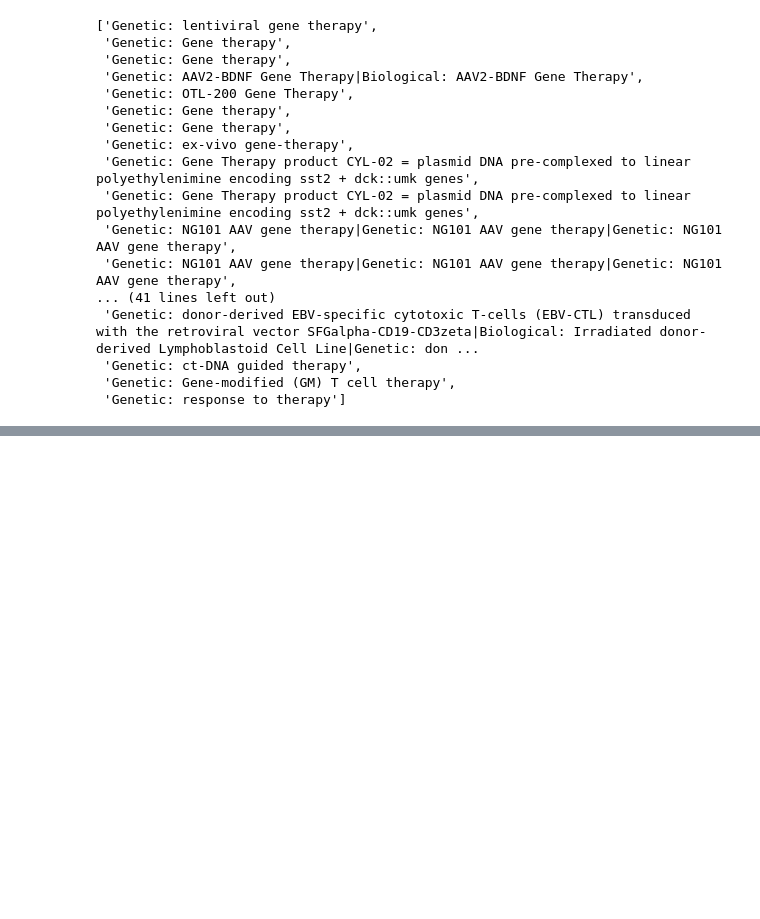
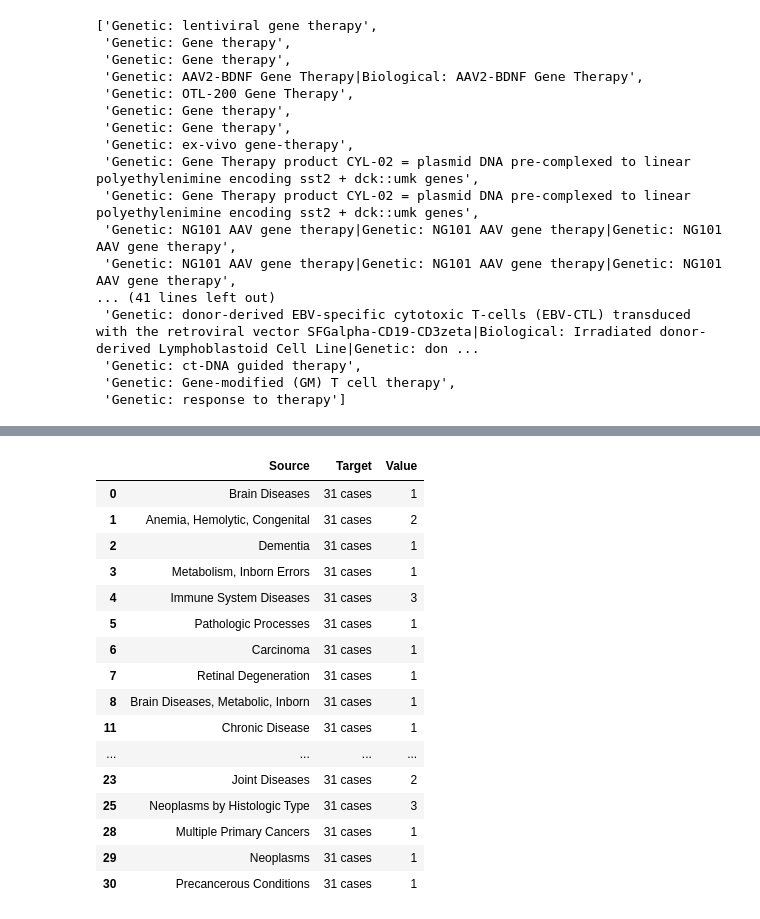
Before and after one commit to hshadman/testrun_, a Jupyter notebook: read_text.ipynb, the cells around one changed output, grey strips where cells are left out. Cells and saved outputs as stored; diff of their text form; code cells hidden in the pictures; blank space fills up the shorter version.

```diff
--- a/read_text.ipynb
+++ b/read_text.ipynb
@@ -239,0 +247,24 @@ sankey_diagram = sankey_data[['mod_ConditionAncestorTerm','no_of_cases','ArmGrou
+# %%
+test = sankey_diagram[['mod_ConditionAncestorTerm','no_of_cases']].copy()
+test.columns = ['Source','Target']
+test['Value'] = [test['Source'].value_counts()[disease_type] for disease_type in test['Source']]
+test = test.drop_duplicates(subset='Source').copy()
+test
+# %% [output]
+|  | Source | Target | Value |
+| 0 | Brain Diseases | 31 cases | 1 |
+| 1 | Anemia, Hemolytic, Congenital | 31 cases | 2 |
+| 2 | Dementia | 31 cases | 1 |
+| 3 | Metabolism, Inborn Errors | 31 cases | 1 |
+| 4 | Immune System Diseases | 31 cases | 3 |
+| 5 | Pathologic Processes | 31 cases | 1 |
+| 6 | Carcinoma | 31 cases | 1 |
+| 7 | Retinal Degeneration | 31 cases | 1 |
+| 8 | Brain Diseases, Metabolic, Inborn | 31 cases | 1 |
+| 11 | Chronic Disease | 31 cases | 1 |
+| ... | ... | ... | ... |
+| 23 | Joint Diseases | 31 cases | 2 |
+| 25 | Neoplasms by Histologic Type | 31 cases | 3 |
+| 28 | Multiple Primary Cancers | 31 cases | 1 |
+| 29 | Neoplasms | 31 cases | 1 |
+| 30 | Precancerous Conditions | 31 cases | 1 |
```
Also changed, not shown: parts of 7 cells of this notebook.
